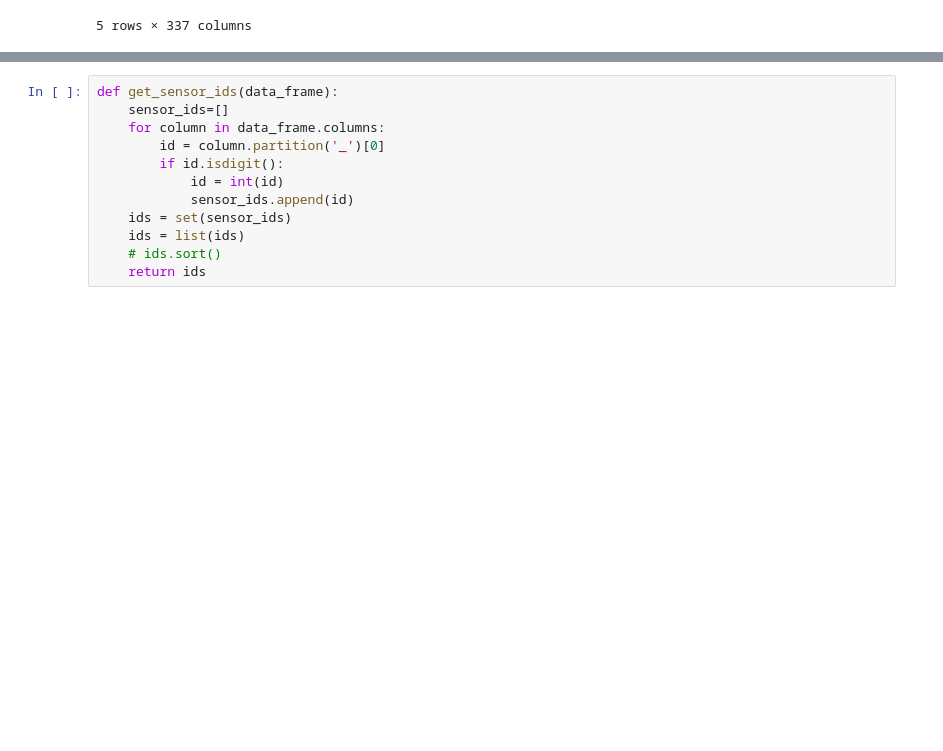
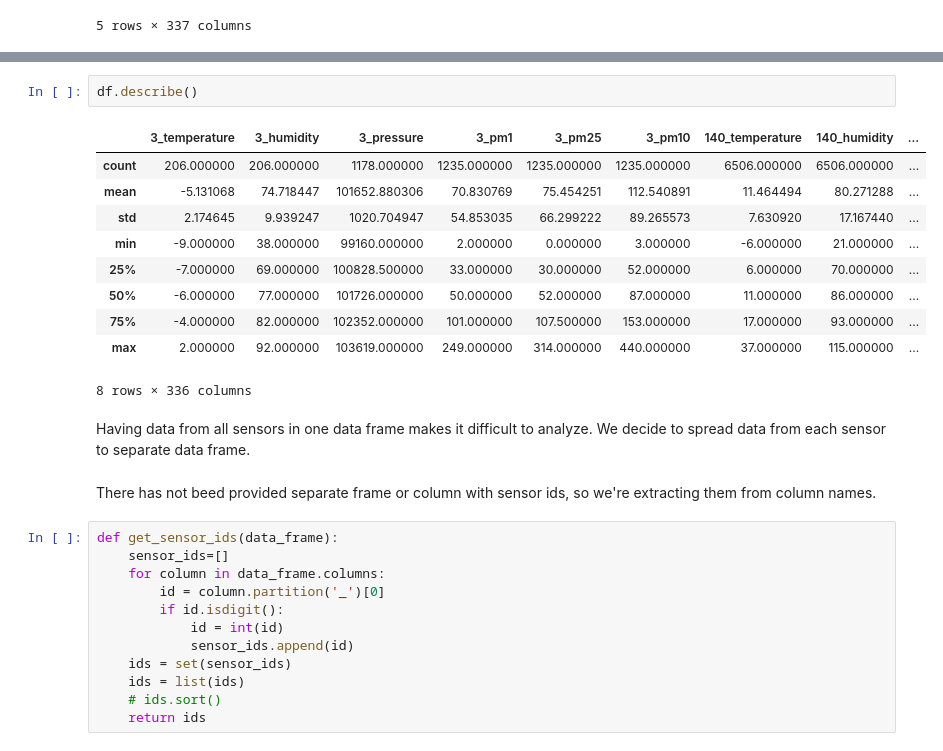
Before and after one commit to dan-ski/Air_quality, a Jupyter notebook: Air quality data preprocessing and analysis.ipynb, the cells around one changed output, grey strips where cells are left out. Saved outputs shown, nothing was run; the diff lists cells and outputs as text; blank space fills up the shorter version.

```diff
--- a/Air quality data preprocessing and analysis.ipynb
+++ b/Air quality data preprocessing and analysis.ipynb
@@ -189,3 +215,20 @@ df.head()
+# %%
+df.describe()
+# %% [output]
+|  | 3_temperature | 3_humidity | 3_pressure | 3_pm1 | 3_pm25 | 3_pm10 | 140_temperature | 140_humidity | ... |
+| count | 206.000000 | 206.000000 | 1178.000000 | 1235.000000 | 1235.000000 | 1235.000000 | 6506.000000 | 6506.000000 | ... |
+| mean | -5.131068 | 74.718447 | 101652.880306 | 70.830769 | 75.454251 | 112.540891 | 11.464494 | 80.271288 | ... |
+| std | 2.174645 | 9.939247 | 1020.704947 | 54.853035 | 66.299222 | 89.265573 | 7.630920 | 17.167440 | ... |
+| min | -9.000000 | 38.000000 | 99160.000000 | 2.000000 | 0.000000 | 3.000000 | -6.000000 | 21.000000 | ... |
+| 25% | -7.000000 | 69.000000 | 100828.500000 | 33.000000 | 30.000000 | 52.000000 | 6.000000 | 70.000000 | ... |
+| 50% | -6.000000 | 77.000000 | 101726.000000 | 50.000000 | 52.000000 | 87.000000 | 11.000000 | 86.000000 | ... |
+| 75% | -4.000000 | 82.000000 | 102352.000000 | 101.000000 | 107.500000 | 153.000000 | 17.000000 | 93.000000 | ... |
+| max | 2.000000 | 92.000000 | 103619.000000 | 249.000000 | 314.000000 | 440.000000 | 37.000000 | 115.000000 | ... |
+8 rows × 336 columns
+# %% [markdown]
+Having data from all sensors in one data frame makes it difficult to analyze. We decide to spread data from each sensor to separate data frame.
+# %% [markdown]
+There has not beed provided separate frame or column with sensor ids, so we're extracting them from column names.
 # %%
 def get_sensor_ids(data_frame):
     sensor_ids=[]
```
Also changed, not shown: parts of 67 cells of this notebook.
